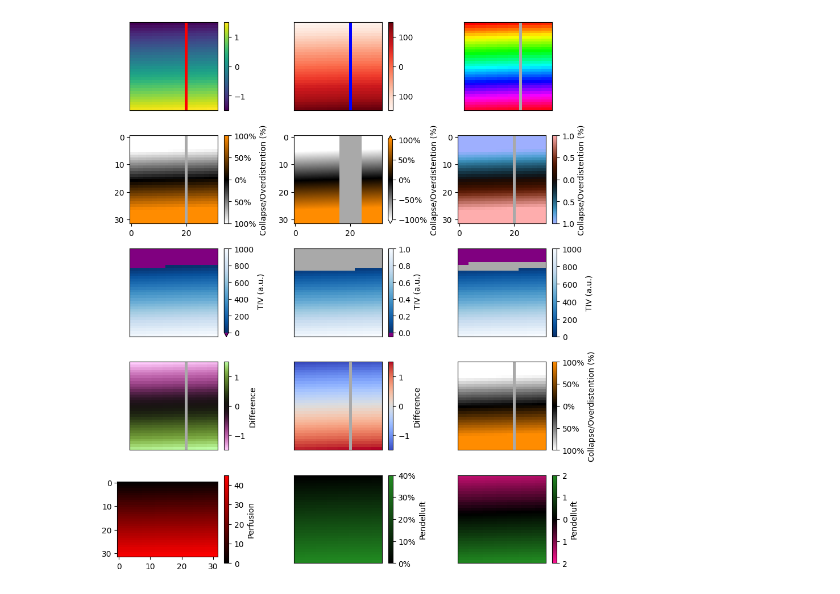
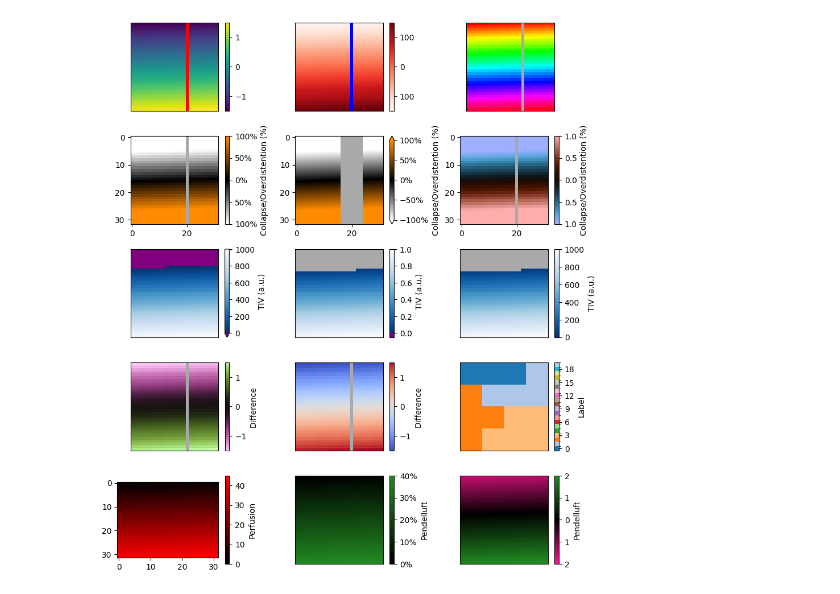
Before and after one commit to EIT-ALIVE/eitprocessing, a Jupyter notebook: notebooks/test_pixelmap_imshow.ipynb, the cells around one changed output. Saved outputs shown, nothing was run; the diff lists cells and outputs as text; code cells hidden in the pictures.

Commit message:
Update notebook to show integer map plotting

```diff
--- a/notebooks/test_pixelmap_imshow.ipynb
+++ b/notebooks/test_pixelmap_imshow.ipynb
@@ -4,6 +4,7 @@ from matplotlib import pyplot as plt
 
 from eitprocessing.datahandling.pixelmap import (
     DifferenceMap,
+    IntegerMap,
     ODCLMap,
     PendelluftMap,
     PerfusionMap,
@@ -26,68 +27,72 @@ values[:, 20] = np.nan
 
 
 # Plot with NaN values and custom facecolor
-PixelMap(values, plot_parameters={"facecolor": "red"}).imshow(ax=axes[0, 0])
+PixelMap(values, plot_config={"facecolor": "red"}).plotting.imshow(ax=axes[0, 0])
 
 # Plot with NaN values, facecolor set in imshow, and custom cmap
-PixelMap(values * 100, plot_parameters={"cmap": "Reds", "facecolor": "red"}).imshow(
+PixelMap(values * 100, plot_config={"cmap": "Reds", "facecolor": "red"}).plotting.imshow(
     ax=axes[0, 1], absolute=True, facecolor="blue"
 )
 
 # Plot with NaN values, cmap set in imshow
-PixelMap(values).imshow(ax=axes[0, 2], colorbar=False, cmap="hsv")
+PixelMap(values).plotting.imshow(ax=axes[0, 2], colorbar=False, cmap="hsv")
 
 ## ODCLMap example
 odcl_map = ODCLMap(values)
 
 # ODCL plot with hidding axes
-odcl_map.imshow(hide_axes=False, ax=axes[1, 0])
+odcl_map.plotting.imshow(hide_axes=False, ax=axes[1, 0])
 
 # ODCL plot overriding absolute, and with extra kwargs for imshow and colorbar
-odcl_map.imshow(
+odcl_map.plotting.imshow(
     hide_axes=False, ax=axes[1, 1], interpolation="blackman", colorbar_kwargs={"extend": "both"}, absolute=False
 )
 
 # ODCL plot overriding percentage
-odcl_map.imshow(hide_axes=False, ax=axes[1, 2], percentage=False, cmap="berlin")
+odcl_map.plotting.imshow(hide_axes=False, ax=axes[1, 2], percentage=False, cmap="berlin")
 
 
 ## TIVMap example
 tiv = value_gradient(-250, 1000)
-tiv_map = TIVMap(tiv)
+tiv_map = TIVMap(tiv, suppress_negative_warning=True)
 
 # Plot on current axes
 plt.sca(axes[2, 0])
-tiv_map.imshow()
+tiv_map.plotting.imshow()
 
 # Thresholded and normalized plot
 plt.sca(axes[2, 1])
-tiv_map.threshold(50).imshow(normalize=True, colorbar_kwargs={"extendrect": True})
+mask = tiv_map.create_mask_from_threshold(50)
+mask.apply(tiv_map).plotting.imshow(normalize=True, colorbar_kwargs={"extendrect": True})
 
 # Don't extend colorbar, threshold absolute values
 plt.sca(axes[2, 2])
-tiv_map.threshold(50, absolute=True).imshow(colorbar_kwargs={"extend": None})
+mask.apply(tiv_map).plotting.imshow(colorbar_kwargs={"extend": None})
 
 # Plot difference maps
 diff_map = DifferenceMap(values, label="differences")
 
-diff_map.imshow(ax=axes[3, 0])
-diff_map.imshow(ax=axes[3, 1], cmap="coolwarm")
-diff_map.convert_to(ODCLMap).imshow(ax=axes[3, 2])
+diff_map.plotting.imshow(ax=axes[3, 0])
+diff_map.plotting.imshow(ax=axes[3, 1], cmap="coolwarm")
+
+# Plot integer map
+integer_map = IntegerMap([[0, 0, 0, 1], [2, 1, 1, 1], [2, 2, 3, 3], [2, 3, 3, 3]])
+integer_map.plotting.imshow(ax=axes[3, 2])
 
 # Perfusion map
-perfusion_map = PerfusionMap(
-    value_gradient(0, 45), plot_parameters={"hide_axes": False, "extra_kwargs": {"aspect": 0.75}}
-)
-perfusion_map.imshow(ax=axes[4, 0])
+perfusion_map = PerfusionMap(value_gradient(0, 45), plot_config={"hide_axes": False, "extra_kwargs": {"aspect": 0.75}})
+perfusion_map.plotting.imshow(ax=axes[4, 0])
 
 # Pendelluft map
 pendelluft_map = PendelluftMap(value_gradient(0, 0.4))
-pendelluft_map.imshow(ax=axes[4, 1], percentage=True)
+pendelluft_map.plotting.imshow(ax=axes[4, 1], percentage=True)
 
 # Replace plot parameters
 
 signed_pendelluft_map = SignedPendelluftMap(value_gradient(-1.5, 2))
-signed_pendelluft_map.imshow(ax=axes[4, 2])
+signed_pendelluft_map.plotting.imshow(ax=axes[4, 2])
+
+
 fig.tight_layout()
 # %% [output]
-[figure, old version]
+[figure, new version]
```
